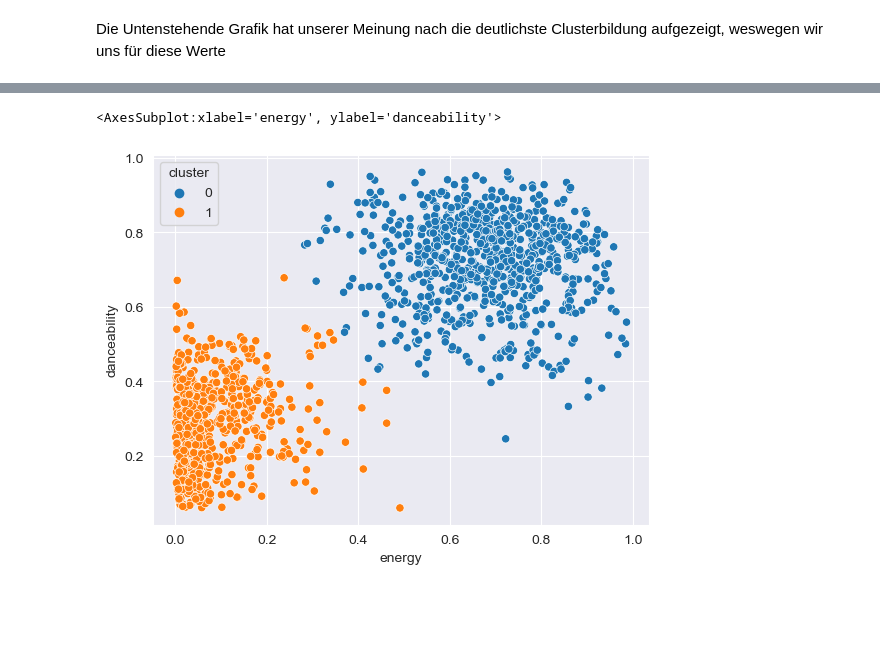
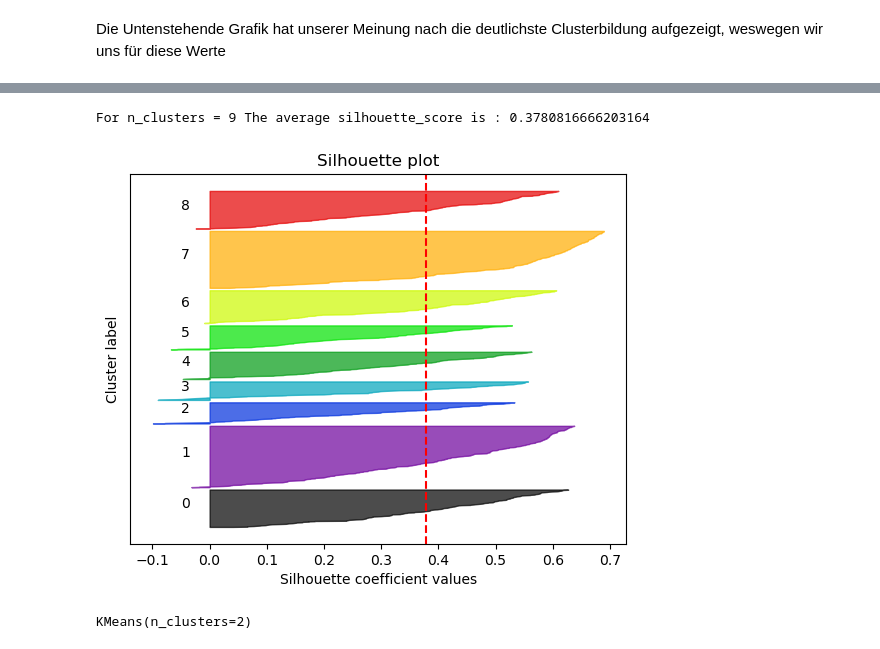
Before and after one commit to elFleppo/CDS-SpotipyProject, a Jupyter notebook: JupyterNotebook/SportifyProject.ipynb, the cells around one changed output, grey strips where cells are left out. Cells and saved outputs as stored; diff of their text form; code cells hidden in the pictures; blank space fills up the shorter version.

```diff
--- a/JupyterNotebook/SportifyProject.ipynb
+++ b/JupyterNotebook/SportifyProject.ipynb
@@ -367,12 +324,40 @@ plt.show()
-# %%
-
-
-# take the highest value of the silhouette score
-kmeans = KMeans(n_clusters=2)
-kmeans.fit(allAudioFeatures[['energy', 'danceability']])
-allAudioFeatures['cluster'] = kmeans.labels_
-
-sns.scatterplot(data=allAudioFeatures, x="energy", y="danceability", hue="cluster")
-# %% [output]
-<AxesSubplot:xlabel='energy', ylabel='danceability'>
-[figure, removed]
+# %%
+# create silhouette_score plot
+from matplotlib import cm
+from sklearn.metrics import silhouette_samples
+
+
+def plot_silhouette_score(X, labels):
+    silhouette_avg = silhouette_score(X, labels)
+    print("For n_clusters =", len(np.unique(labels)),
+          "The average silhouette_score is :", silhouette_avg)
+    sample_silhouette_values = silhouette_samples(X, labels)
+    y_lower = 10
+    for i in range(len(np.unique(labels))):
+        ith_cluster_silhouette_values = sample_silhouette_values[labels == i]
+        ith_cluster_silhouette_values.sort()
+        size_cluster_i = ith_cluster_silhouette_values.shape[0]
+        y_upper = y_lower + size_cluster_i
+        color = cm.nipy_spectral(float(i) / len(np.unique(labels)))
+        plt.fill_betweenx(np.arange(y_lower, y_upper),
+                          0, ith_cluster_silhouette_values,
+                          facecolor=color, edgecolor=color, alpha=0.7)
+        plt.text(-0.05, y_lower + 0.5 * size_cluster_i, str(i))
+        y_lower = y_upper + 10
+    plt.title("Silhouette plot")
+    plt.xlabel("Silhouette coefficient values")
+    plt.ylabel("Cluster label")
+    plt.axvline(x=silhouette_avg, color="red", linestyle="--")
+    plt.yticks([])
+    plt.show()
+
+plot_silhouette_score(X, model.labels_)
+# %% [output]
+For n_clusters = 9 The average silhouette_score is : 0.3780816666203164
+[figure, added]
+# %%
+# fit model with method
+kmeans = KMeans(n_clusters=2)
+kmeans.fit(X_scaled)
+# %% [output]
+KMeans(n_clusters=2)
```
Also changed, not shown: parts of 10 cells of this notebook, 1 other file.
